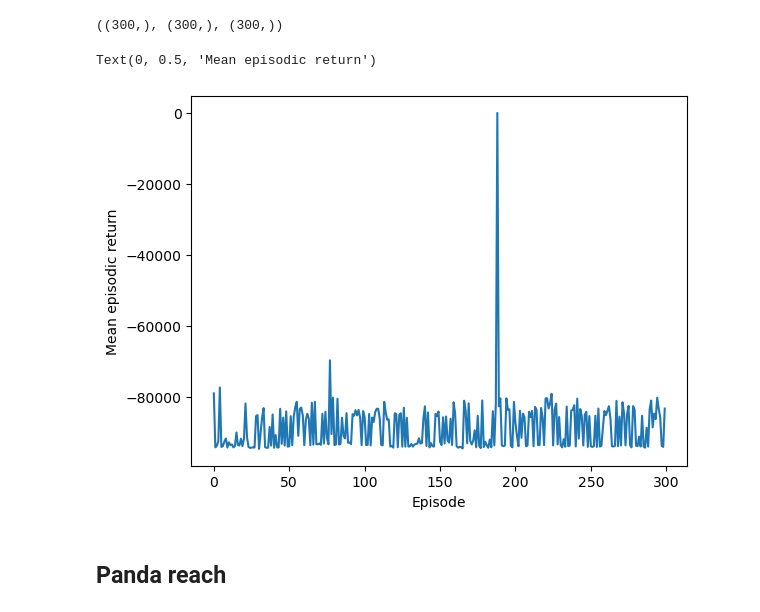
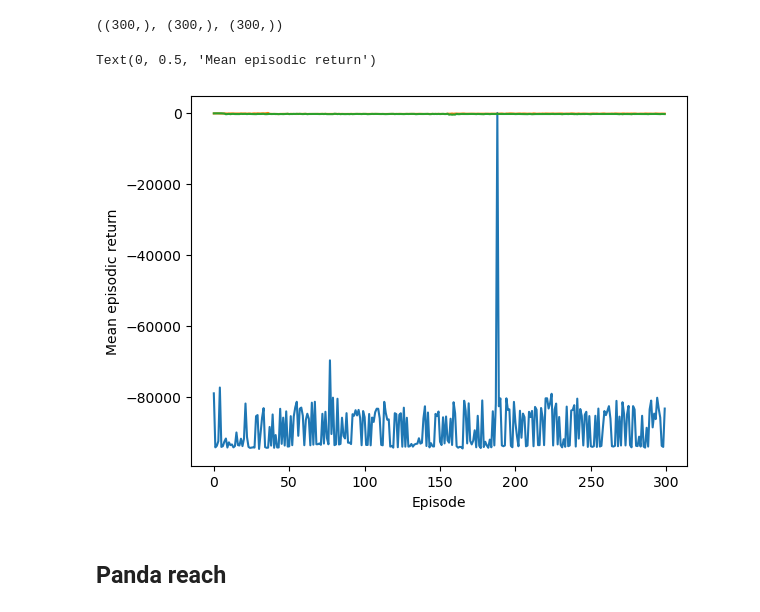
Before and after one commit to nicolasleblanc-poly/QRNN-MPC, a Jupyter notebook: mppi/mppi_analysis.ipynb, the cells around one changed output. Drawn from its saved outputs; the diff is of its cells as text; code cells hidden in the pictures.

```diff
--- a/mppi/mppi_analysis.ipynb
+++ b/mppi/mppi_analysis.ipynb
@@ -102,14 +102,14 @@ LLC_mppi_seed0.shape, LLC_mppi_seed8.shape, LLC_mppi_seed15.shape
 ((300,), (300,), (300,))
 # %%
 # plt.plot(LLC_mppi['mean_rewards'], label='MPPI')
-# plt.plot(LLC_mppi_seed0, label='MPPI seed 0')
-# plt.plot(LLC_mppi_seed8, label='MPPI seed 8')
-# plt.plot(LLC_mppi_seed15, label='MPPI seed 15')
+plt.plot(LLC_mppi_seed0, label='MPPI seed 0')
+plt.plot(LLC_mppi_seed8, label='MPPI seed 8')
+plt.plot(LLC_mppi_seed15, label='MPPI seed 15')
 plt.xlabel('Episode')
 plt.ylabel('Mean episodic return')
 # %% [output]
 Text(0, 0.5, 'Mean episodic return')
-[figure, old version]
+[figure, new version]
 # %%
 episodic_return_seeds = np.array([LLC_mppi_seed0, LLC_mppi_seed8, LLC_mppi_seed15])
 mean_episodic_return = np.mean(episodic_return_seeds, axis=0)
```
Also changed, not shown: 6 other files.
